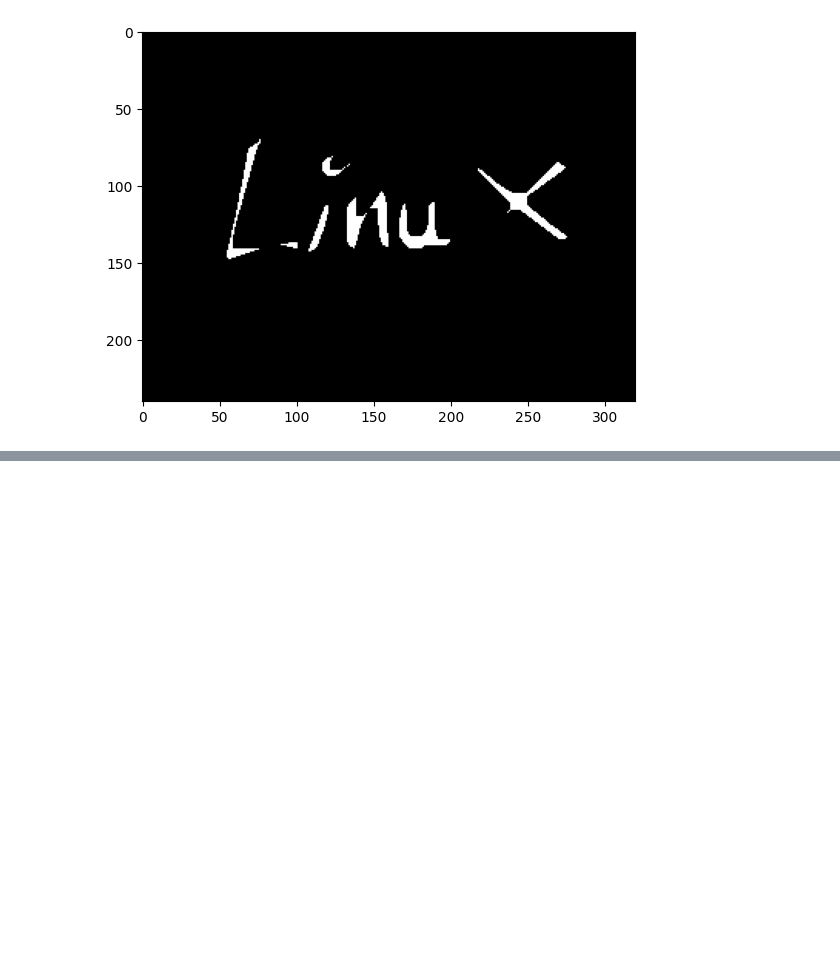
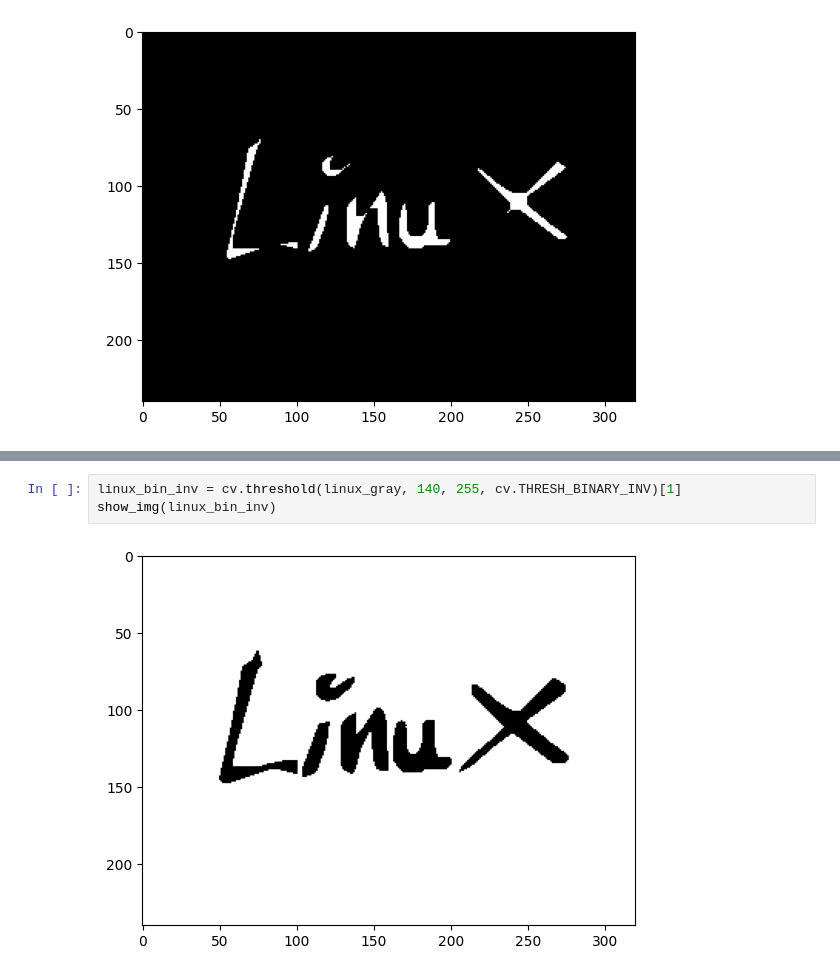
Before and after one commit to mikecr96/PDI-Ago-Dic25-GpoB, a Jupyter notebook: Semana XI/morph1.ipynb, the cells around one changed output, grey strips where cells are left out. Drawn from its saved outputs; the diff is of its cells as text; blank space fills up the shorter version.

```diff
--- a/Semana XI/morph1.ipynb
+++ b/Semana XI/morph1.ipynb
@@ -86,0 +104,5 @@ plt.show()
+# %%
+linux_bin_inv = cv.threshold(linux_gray, 140, 255, cv.THRESH_BINARY_INV)[1]
+show_img(linux_bin_inv)
+# %% [output]
+[figure, added]
```
Also changed, not shown: parts of 14 cells of this notebook, 1 other file.
